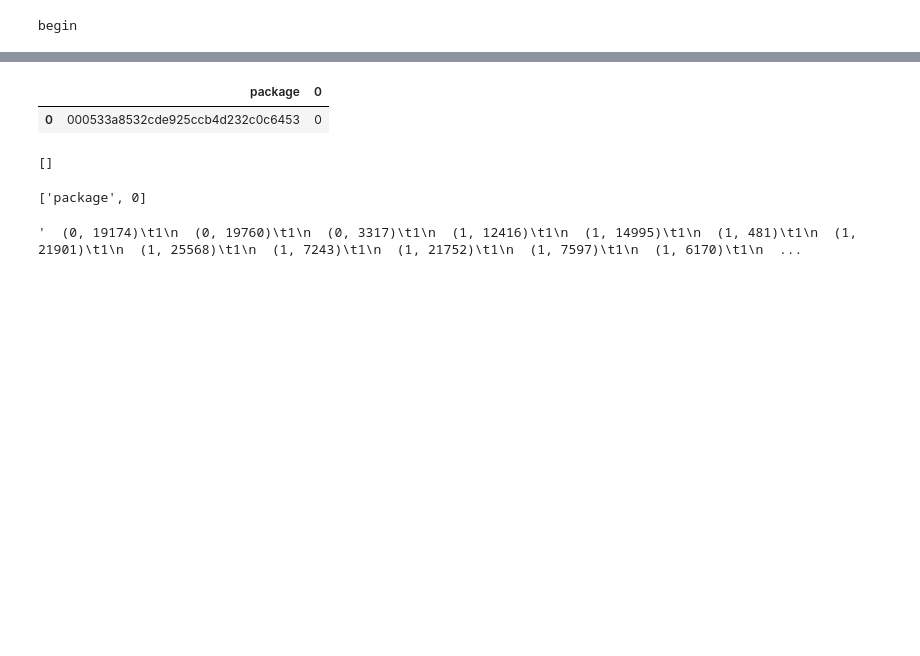
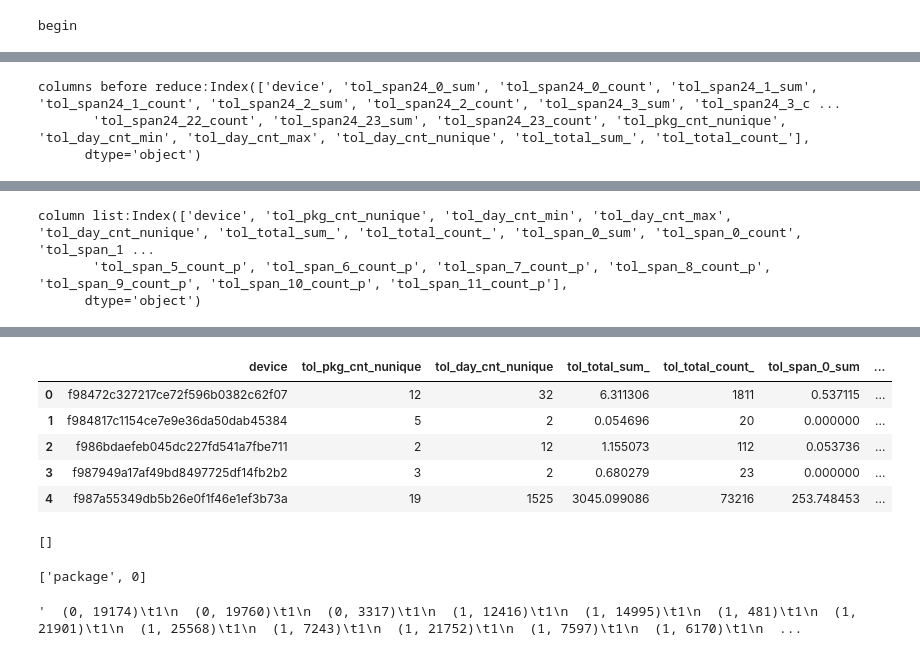
Before and after one commit to Flyfoxs/tinymind_sex_age, a Jupyter notebook: analysis.ipynb, the cells around one changed output, grey strips where cells are left out. Drawn from its saved outputs; the diff is of its cells as text; code cells hidden in the pictures; blank space fills up the shorter version.

```diff
--- a/analysis.ipynb
+++ b/analysis.ipynb
@@ -2,7 +2,7 @@
 from  tiny.package import *
 from  tiny.util import *
 print('begin')
-install = get_drop_list_for_install()
+span4 = extend_feature(span_no=12,  trunc_long_time=False)
 
-install[install.package=='000533a8532cde925ccb4d232c0c6453']
+span4.head()
 # %% [output]
@@ -11,0 +15,3 @@ begin
+columns before reduce:Index(['device', 'tol_span24_0_sum', 'tol_span24_0_count', 'tol_span24_1_sum', 'tol_span24_1_count', 'tol_span24_2_sum', 'tol_span24_2_count', 'tol_span24_3_sum', 'tol_span24_3_c ...
+       'tol_span24_22_count', 'tol_span24_23_sum', 'tol_span24_23_count', 'tol_pkg_cnt_nunique', 'tol_day_cnt_min', 'tol_day_cnt_max', 'tol_day_cnt_nunique', 'tol_total_sum_', 'tol_total_count_'],
+      dtype='object')
@@ -11,0 +23,3 @@ begin
+column list:Index(['device', 'tol_pkg_cnt_nunique', 'tol_day_cnt_min', 'tol_day_cnt_max', 'tol_day_cnt_nunique', 'tol_total_sum_', 'tol_total_count_', 'tol_span_0_sum', 'tol_span_0_count', 'tol_span_1 ...
+       'tol_span_5_count_p', 'tol_span_6_count_p', 'tol_span_7_count_p', 'tol_span_8_count_p', 'tol_span_9_count_p', 'tol_span_10_count_p', 'tol_span_11_count_p'],
+      dtype='object')
@@ -12,5 +27,9 @@ begin
-|  | package | 0 |
-| 0 | 000533a8532cde925ccb4d232c0c6453 | 0 |
+|  | device | tol_pkg_cnt_nunique | tol_day_cnt_nunique | tol_total_sum_ | tol_total_count_ | tol_span_0_sum | ... |
+| 0 | f98472c327217ce72f596b0382c62f07 | 12 | 32 | 6.311306 | 1811 | 0.537115 | ... |
+| 1 | f984817c1154ce7e9e36da50dab45384 | 5 | 2 | 0.054696 | 20 | 0.000000 | ... |
+| 2 | f986bdaefeb045dc227fd541a7fbe711 | 2 | 12 | 1.155073 | 112 | 0.053736 | ... |
+| 3 | f987949a17af49bd8497725df14fb2b2 | 3 | 2 | 0.680279 | 23 | 0.000000 | ... |
+| 4 | f987a55349db5b26e0f1f46e1ef3b73a | 19 | 1525 | 3045.099086 | 73216 | 253.748453 | ... |
 # %%
 ls = ['000533a8532cde925ccb4d232c0c6453']
 columns = [ col for col in install.columns if col in install.package.values ]
```
Also changed, not shown: parts of 1 cell of this notebook, 3 other files.
